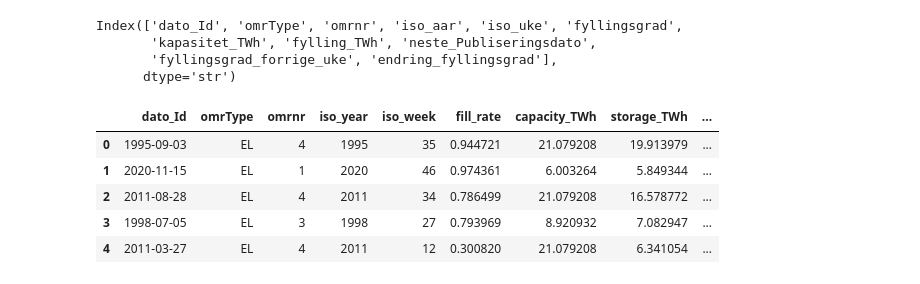
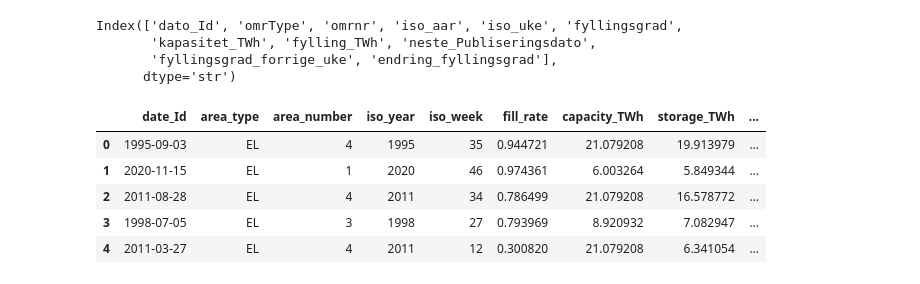
Before and after one commit to ChristianAronVea/IND320-Vea, a Jupyter notebook: project.ipynb, the cells around one changed output. Drawn from its saved outputs; the diff is of its cells as text; code cells hidden in the pictures.

```diff
--- a/project.ipynb
+++ b/project.ipynb
@@ -29,23 +36,22 @@ Index(['dato_Id', 'omrType', 'omrnr', 'iso_aar', 'iso_uke', 'fyllingsgrad',
 # %%
 # Rename columns to understandable English names
 df = df.rename(columns={
-    "dato": "date",
-    "Idomr": "area_id",
-    "Typeomr": "area_type",
-    "nr": "number",
+    "dato_Id": "date_Id",
+    "omrType": "area_type",
+    "omrnr": "area_number",
     "iso_aar": "iso_year",
     "iso_uke": "iso_week",
     "fyllingsgrad": "fill_rate",
     "kapasitet_TWh": "capacity_TWh",
     "fylling_TWh": "storage_TWh",
     "neste_Publiseringsdato": "next_publication_date",
     "fyllingsgrad_forrige_uke": "fill_rate_previous_week",
     "endring_fyllingsgrad": "fill_rate_change"
 })
 
 df.head()
 # %% [output]
-|  | dato_Id | omrType | omrnr | iso_year | iso_week | fill_rate | capacity_TWh | storage_TWh | ... |
+|  | date_Id | area_type | area_number | iso_year | iso_week | fill_rate | capacity_TWh | storage_TWh | ... |
 | 0 | 1995-09-03 | EL | 4 | 1995 | 35 | 0.944721 | 21.079208 | 19.913979 | ... |
 | 1 | 2020-11-15 | EL | 1 | 2020 | 46 | 0.974361 | 6.003264 | 5.849344 | ... |
 | 2 | 2011-08-28 | EL | 4 | 2011 | 34 | 0.786499 | 21.079208 | 16.578772 | ... |
```
Also changed, not shown: parts of 14 cells of this notebook.
